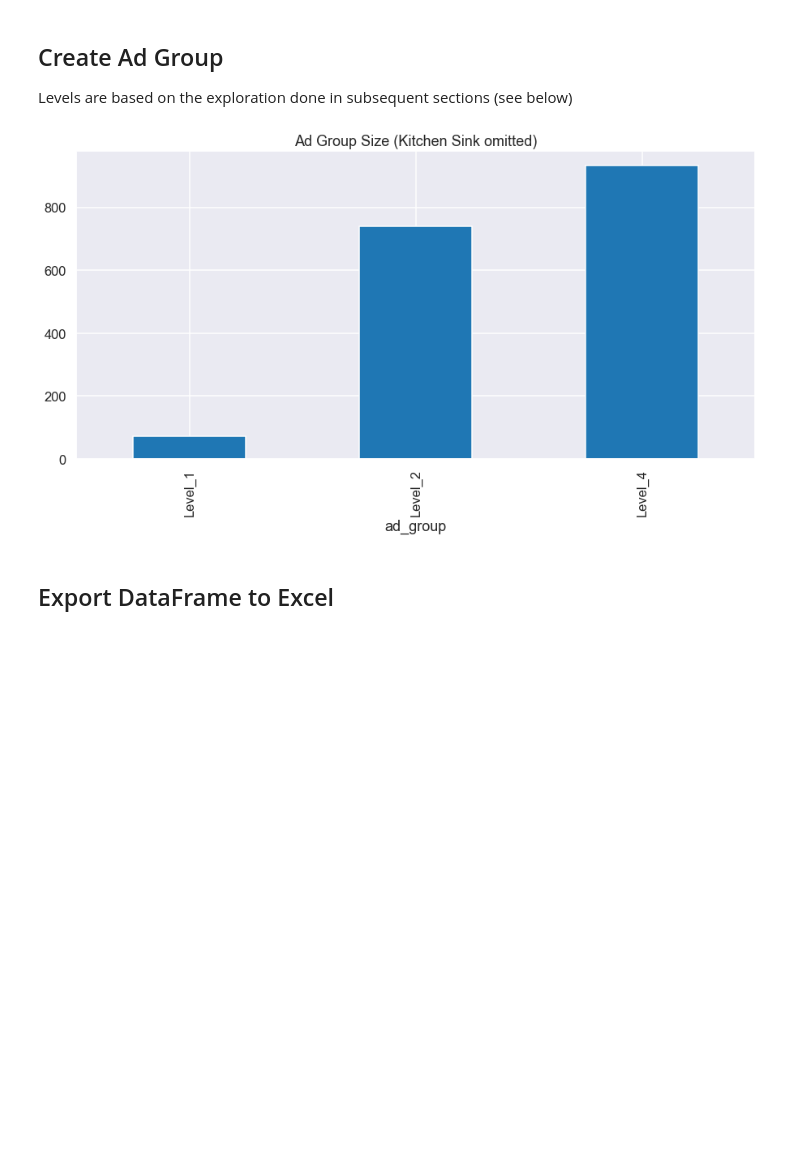
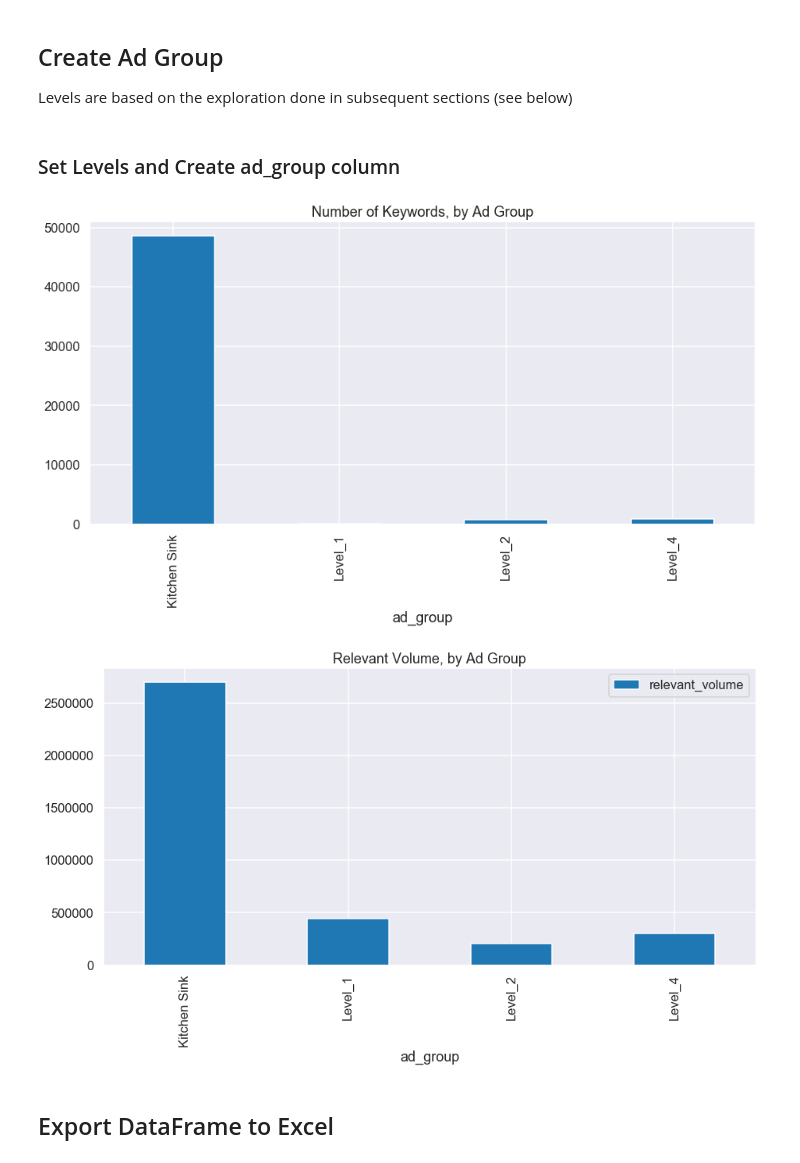
Before and after one commit to RumTumTum/amazon_ad_group_builder, a Jupyter notebook: advertising_split.ipynb, the cells around one changed output. Drawn from its saved outputs; the diff is of its cells as text; code cells hidden in the pictures; blank space fills up the shorter version.

Commit message:
add relevant_volume column and plot

```diff
--- a/advertising_split.ipynb
+++ b/advertising_split.ipynb
@@ -80,6 +80,9 @@ def relevance(df, cutoff = 20):
 cutoff = 500
 # create 'relevance' column using the desired cutoff
 data['combined']['relevance'] = relevance(data['combined'][data['sheets']],cutoff)
+# create 'relevant_volume' column as a proxy for volume that is relevant to the product
+data['combined']['relevant_volume'] = data['combined'].search_volume * data['combined'].relevance
+
 
 # plot distribution of relevance at desired cutoff
 ax1 = data['combined'].relevance.plot.hist(figsize=(14,7))
@@ -117,0 +112,2 @@ data['combined']['ad_group'] = data['combined'].apply(create_levels,axis=1,args=
+# %% [markdown]
+### Set Levels and Create ad_group column
@@ -118,14 +126,25 @@ data['combined']['ad_group'] = data['combined'].apply(create_levels,axis=1,args=
 # %%
 # Show Ad Group Size based on current levels
-ax = (
+ax1 = (
     data['combined'][
-        data['combined'].ad_group != 'Kitchen Sink'
+        data['combined'].ad_group != 'Kitchen Sink '  # have added an extra space so that it does not omit Kitchen Sink
     ]
     .groupby(by=['ad_group'])
     .size()
-).plot(kind = 'bar', figsize=(15,7),title='Ad Group Size (Kitchen Sink omitted)')
+).plot(kind = 'bar', figsize=(15,7),title='Number of Keywords, by Ad Group')
+
+
+ax1 = (
+    data['combined'][
+        data['combined'].ad_group != 'Kitchen Sink '  # have added an extra space so that it does not omit Kitchen Sink
+    ]
+    .groupby(by=['ad_group'])
+    [['relevant_volume']]
+    .sum()
+).plot(kind = 'bar', figsize=(15,7),title='Relevant Volume, by Ad Group')
 # %% [output]
-[figure, old version]
+[figure, new version]
+[figure, added]
 # %% [markdown]
 ## Export DataFrame to Excel
 # %%
```
Also changed, not shown: parts of 9 cells of this notebook.
